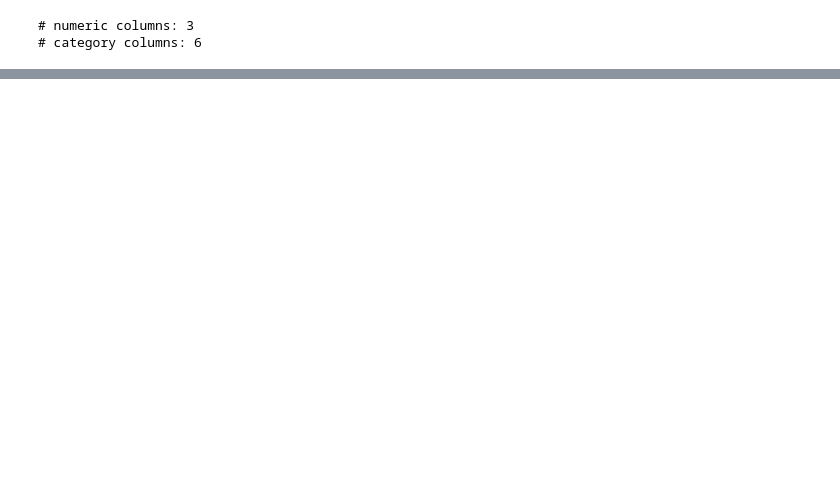
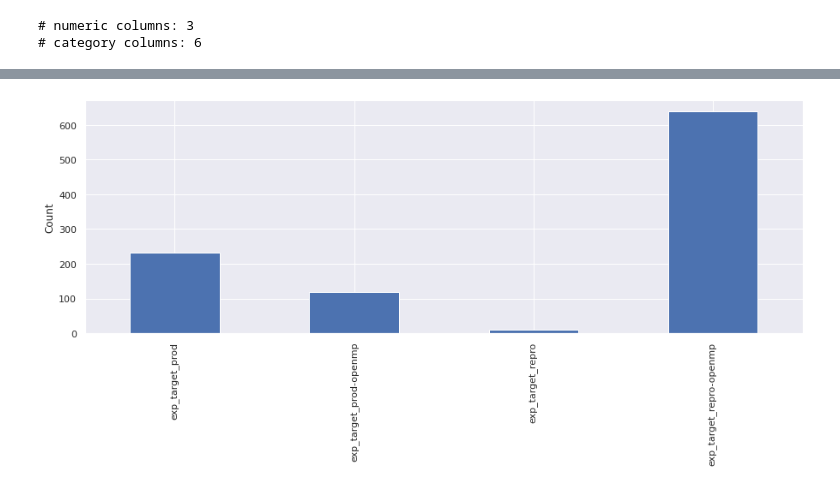
Before and after one commit to NOAA-GFDL/epmt, a Jupyter notebook: notebooks/JK_EPMT_Play1.ipynb, the cells around one changed output, grey strips where cells are left out. Drawn from its saved outputs; the diff is of its cells as text; code cells hidden in the pictures; blank space fills up the shorter version.

```diff
--- a/notebooks/JK_EPMT_Play1.ipynb
+++ b/notebooks/JK_EPMT_Play1.ipynb
@@ -130,0 +165,4 @@ Text(0.5, 0.98, 'Numeric Feature Distributions')
+# %%
+plot_one_category(df_categorical, "exp_target")
+# %% [output]
+[figure, added]
```
Also changed, not shown: parts of 22 cells of this notebook.
